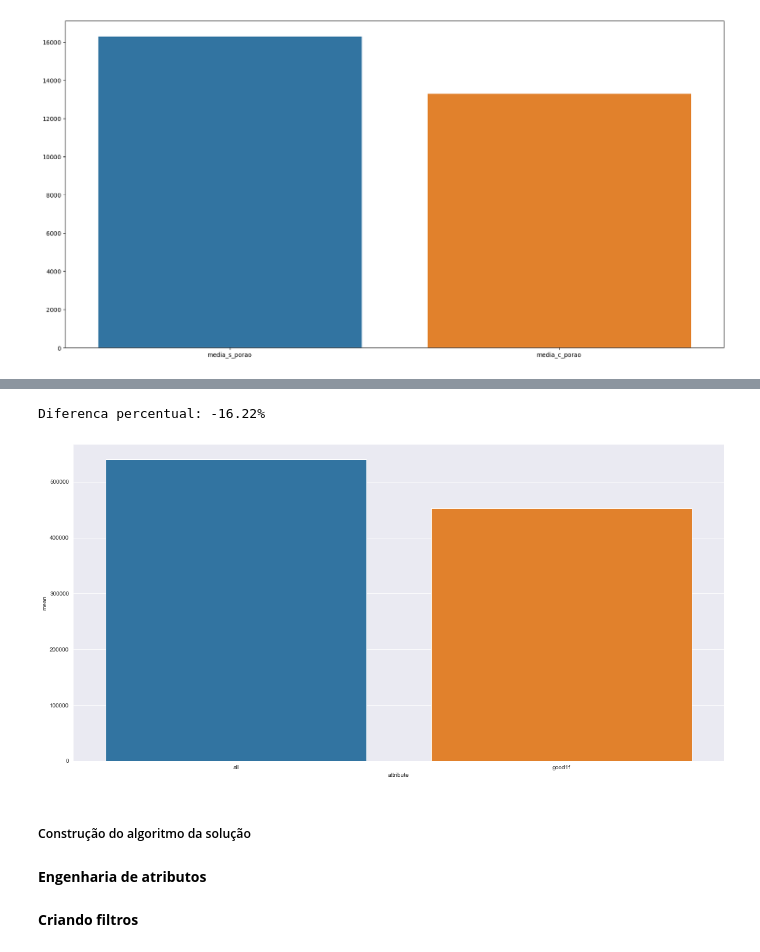
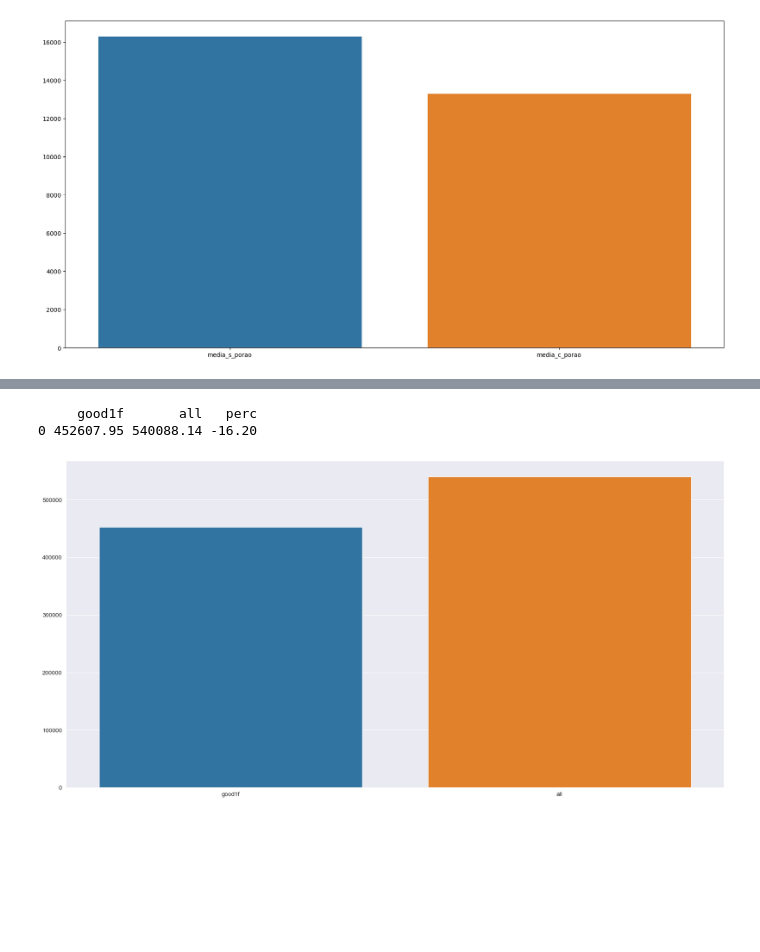
Before and after one commit to dsrodrigovieira/houserocketsales, a Jupyter notebook: notebooks/2_analise.ipynb, the cells around one changed output, grey strips where cells are left out. Cells and saved outputs as stored; diff of their text form; code cells hidden in the pictures; blank space fills up the shorter version.

```diff
--- a/notebooks/1.0.rv_house_rocket_sales.ipynb
+++ b/notebooks/2_analise.ipynb
@@ -279,15 +229,7 @@ sns.barplot(aux[['media_s_porao','media_c_porao']]);
 # %%
-# H4: Crescimento do preço dos imóveis Yoy é de 10%
-
-df_raw['year'] = pd.to_datetime(df_raw['date']).dt.strftime('%Y')
-df_h4 = df_raw[['year','price']].groupby('year').mean().reset_index()
-df_h4 = df_h4.rename(columns={'price': 'mean'})
-df_h4['pct'] = df_h4['mean'].pct_change()
-result = ''
-if df_h4.loc[1,'mean'] == 0.1:
-    result = 'Verdadeiro'
-else: result = 'Falso'
-
-print('{:}. A variação percentual do valor médio dos imóveis ano a ano é de {:.2f}%'.format(result, df_h4.loc[1,'pct']*100))
-sns.barplot(data=df_h4, x='year', y='mean');
+df_raw['year'] = df_raw.date.dt.year
+aux = df_raw[['year','price']].groupby('year').mean().T.reset_index(drop=True)
+aux['perc'] = (aux[2015] / aux[2014]-1)*100
+print(aux)
+sns.barplot(aux[[2014,2015]]);
 # %% [output]
@@ -368,18 +310,14 @@ Diferenca percentual: 24.23%
 # %%
-# H10: Imóveis em boas condições com 1 andar são 20% mais caros que a média
-
-df_raw['condition_type'] = df_raw['condition'].apply(lambda x: 'bad' if x <= 2 else 'regular' if x in([3,4]) else 'good' )
-good1f = df_raw.loc[(df_raw['floors']==1)&(df_raw['condition_type']=='regular'),'price'].mean()
-all = df_raw['price'].mean()
-df_h0 = pd.DataFrame([['all',all],['good1f',good1f]], columns=['attribute','mean'])
-df_h0['pct'] = df_h0['mean'].pct_change()
-
-print('Diferenca percentual: {:.2f}%'.format(df_h0.loc[1,'pct']*100))
-sns.barplot(data=df_h0, x='attribute', y='mean');
+aux = df_raw[['id','floors','condition','price']].copy()
+aux['condition_type'] = aux['condition'].apply(lambda x: 'bad' if x <= 2 else 'regular' if x in([3,4]) else 'good' )
+good1f = aux.loc[( aux['floors']==1 ) & ( aux['condition_type']=='regular' ), 'price'].mean()
+all = aux['price'].mean()
+aux = pd.DataFrame([good1f,all]).T.reset_index(drop=True)
+aux = aux.rename(columns={0:'good1f',1:'all'})
+aux['perc'] = (aux['good1f'] / aux['all'] -1)*100
+print(aux)
+sns.barplot(data=aux[['good1f','all']]);
 # %% [output]
-Diferenca percentual: -16.22%
+     good1f       all   perc
+0 452607.95 540088.14 -16.20
-[figure, old version]
+[figure, new version]
-# %% [markdown]
-##### Construção do algoritmo da solução
-# %% [markdown]
-**Engenharia de atributos**
@@ -413,2 +323,0 @@ season_region_median.to_csv('../data/interim/season_region_median.csv',index=Fal
-# %% [markdown]
-**Criando filtros**
```
Also changed, not shown: parts of 51 cells of this notebook, 4 other files.
